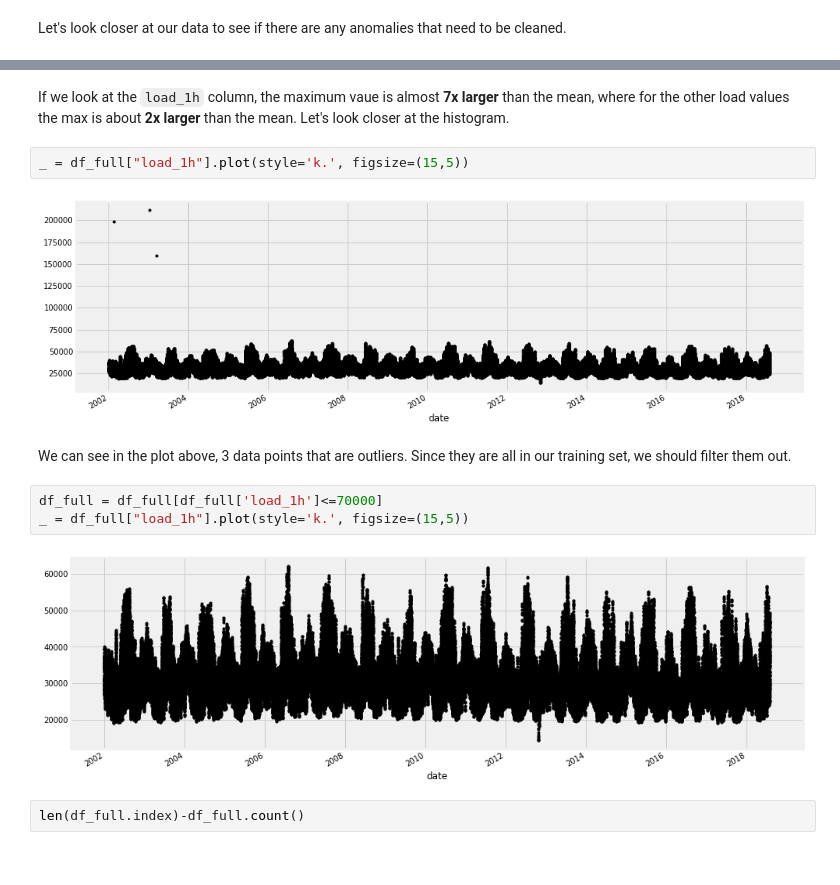
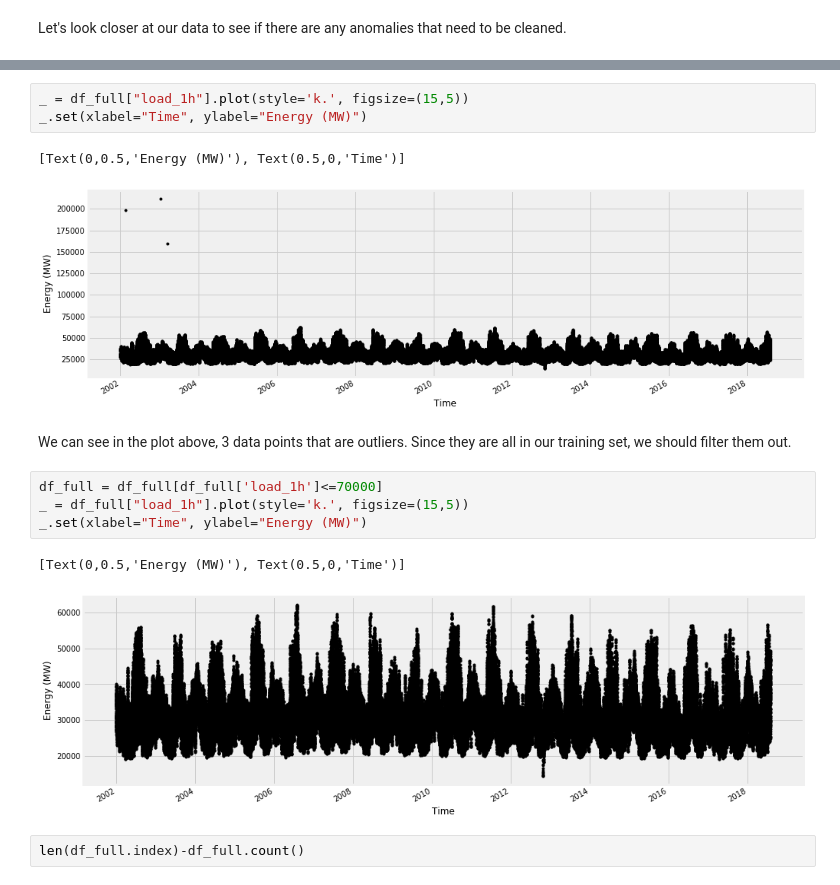
Before and after one commit to robmoratore/ShellDnA, a Jupyter notebook: Shell_Dna_EnergyLoad.ipynb, the cells around one changed output, grey strips where cells are left out. Saved outputs shown, nothing was run; the diff lists cells and outputs as text.

```diff
--- a/Shell_Dna_EnergyLoad.ipynb
+++ b/Shell_Dna_EnergyLoad.ipynb
@@ -297,16 +299,18 @@ df_full.describe().round(2)
-# %% [markdown]
-If we look at the `load_1h` column, the maximum vaue is almost **7x larger** than the mean, where for the other load values the max is about **2x larger** than the mean. Let's look closer at the histogram.
 # %%
 _ = df_full["load_1h"].plot(style='k.', figsize=(15,5))
+_.set(xlabel="Time", ylabel="Energy (MW)")
 # %% [output]
+[Text(0,0.5,'Energy (MW)'), Text(0.5,0,'Time')]
-[figure, old version]
+[figure, new version]
 # %% [markdown]
 We can see in the plot above, 3 data points that are outliers. Since they are all in our training set, we should filter them out.
 # %%
 df_full = df_full[df_full['load_1h']<=70000]
 _ = df_full["load_1h"].plot(style='k.', figsize=(15,5))
+_.set(xlabel="Time", ylabel="Energy (MW)")
 # %% [output]
+[Text(0,0.5,'Energy (MW)'), Text(0.5,0,'Time')]
-[figure, old version]
+[figure, new version]
 # %%
 len(df_full.index)-df_full.count()
 # %% [output]
```
Also changed, not shown: parts of 20 cells of this notebook, 1 other file.
